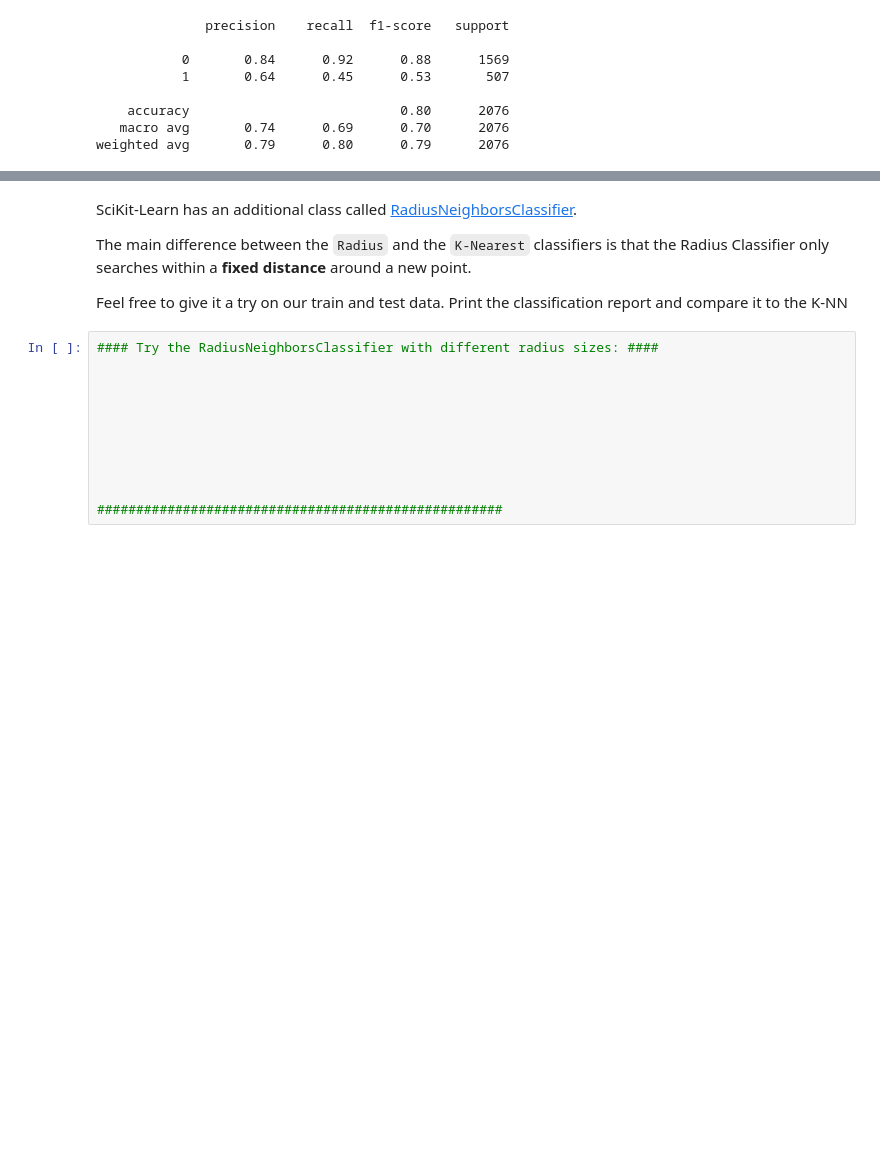
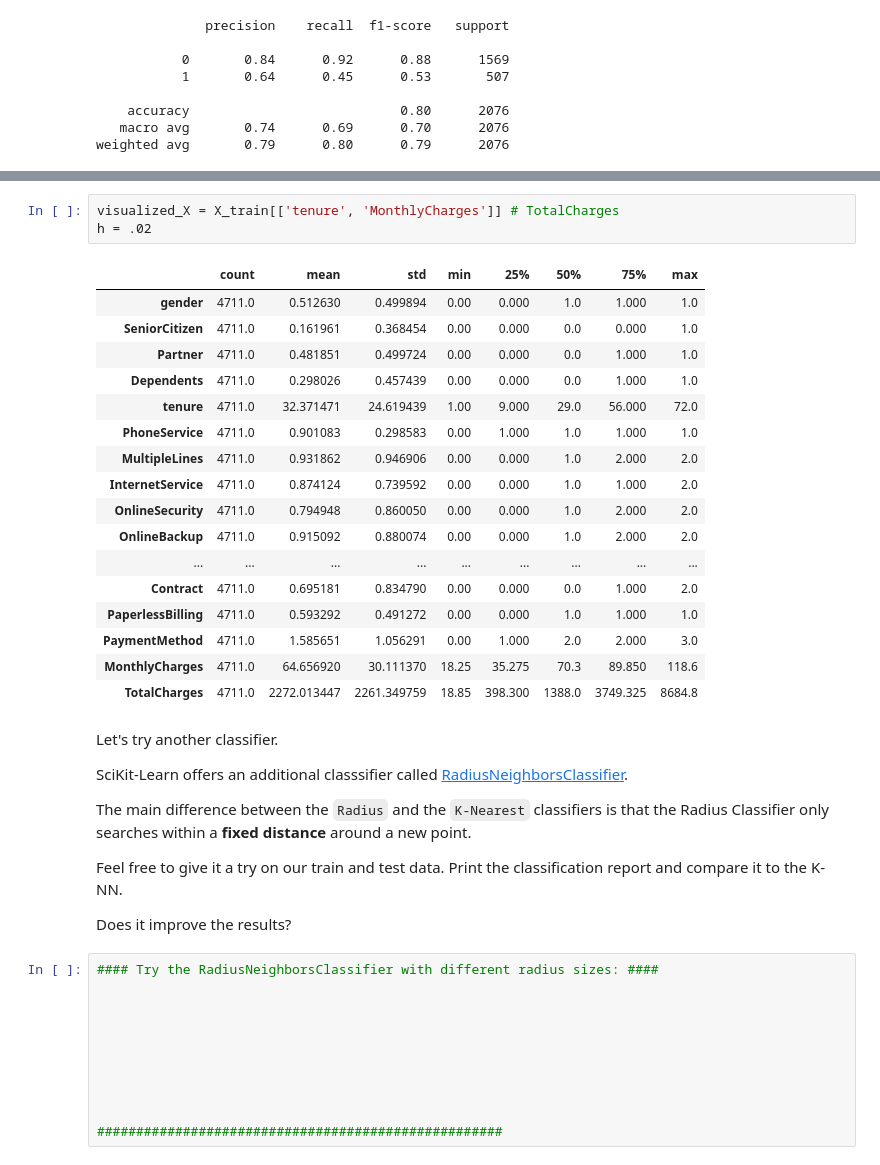
Before and after one commit to liadmagen/Modeling_course, a Jupyter notebook: exercises_notebooks/02_KNN_and_K_Means.ipynb, the cells around one changed output, grey strips where cells are left out. Cells and saved outputs as stored; diff of their text form; blank space fills up the shorter version.

```diff
--- a/exercises_notebooks/02_KNN_and_K_Means.ipynb
+++ b/exercises_notebooks/02_KNN_and_K_Means.ipynb
@@ -363,10 +381,35 @@ weighted avg       0.79      0.80      0.79      2076
+# %%
+visualized_X = X_train[['tenure', 'MonthlyCharges']] # TotalCharges
+h = .02
+# %% [output]
+|  | count | mean | std | min | 25% | 50% | 75% | max |
+| gender | 4711.0 | 0.512630 | 0.499894 | 0.00 | 0.000 | 1.0 | 1.000 | 1.0 |
+| SeniorCitizen | 4711.0 | 0.161961 | 0.368454 | 0.00 | 0.000 | 0.0 | 0.000 | 1.0 |
+| Partner | 4711.0 | 0.481851 | 0.499724 | 0.00 | 0.000 | 0.0 | 1.000 | 1.0 |
+| Dependents | 4711.0 | 0.298026 | 0.457439 | 0.00 | 0.000 | 0.0 | 1.000 | 1.0 |
+| tenure | 4711.0 | 32.371471 | 24.619439 | 1.00 | 9.000 | 29.0 | 56.000 | 72.0 |
+| PhoneService | 4711.0 | 0.901083 | 0.298583 | 0.00 | 1.000 | 1.0 | 1.000 | 1.0 |
+| MultipleLines | 4711.0 | 0.931862 | 0.946906 | 0.00 | 0.000 | 1.0 | 2.000 | 2.0 |
+| InternetService | 4711.0 | 0.874124 | 0.739592 | 0.00 | 0.000 | 1.0 | 1.000 | 2.0 |
+| OnlineSecurity | 4711.0 | 0.794948 | 0.860050 | 0.00 | 0.000 | 1.0 | 2.000 | 2.0 |
+| OnlineBackup | 4711.0 | 0.915092 | 0.880074 | 0.00 | 0.000 | 1.0 | 2.000 | 2.0 |
+| ... | ... | ... | ... | ... | ... | ... | ... | ... |
+| Contract | 4711.0 | 0.695181 | 0.834790 | 0.00 | 0.000 | 0.0 | 1.000 | 2.0 |
+| PaperlessBilling | 4711.0 | 0.593292 | 0.491272 | 0.00 | 0.000 | 1.0 | 1.000 | 1.0 |
+| PaymentMethod | 4711.0 | 1.585651 | 1.056291 | 0.00 | 1.000 | 2.0 | 2.000 | 3.0 |
+| MonthlyCharges | 4711.0 | 64.656920 | 30.111370 | 18.25 | 35.275 | 70.3 | 89.850 | 118.6 |
+| TotalCharges | 4711.0 | 2272.013447 | 2261.349759 | 18.85 | 398.300 | 1388.0 | 3749.325 | 8684.8 |
 # %% [markdown]
-SciKit-Learn has an additional class called [RadiusNeighborsClassifier](https://scikit-learn.org/stable/modules/generated/sklearn.neighbors.RadiusNeighborsClassifier.html#sklearn.neighbors.RadiusNeighborsClassifier).
+Let's try another classifier.
+
+SciKit-Learn offers an additional classsifier called [RadiusNeighborsClassifier](https://scikit-learn.org/stable/modules/generated/sklearn.neighbors.RadiusNeighborsClassifier.html#sklearn.neighbors.RadiusNeighborsClassifier).
 
 The main difference between the `Radius` and the `K-Nearest` classifiers is that the Radius Classifier only searches within a **fixed distance** around a new point.
 
 Feel free to give it a try on our train and test data.
-Print the classification report and compare it to the K-NN
+Print the classification report and compare it to the K-NN.
+
+Does it improve the results?
 # %%
 #### Try the RadiusNeighborsClassifier with different radius sizes: ####
 
```
Also changed, not shown: parts of 18 cells of this notebook.
